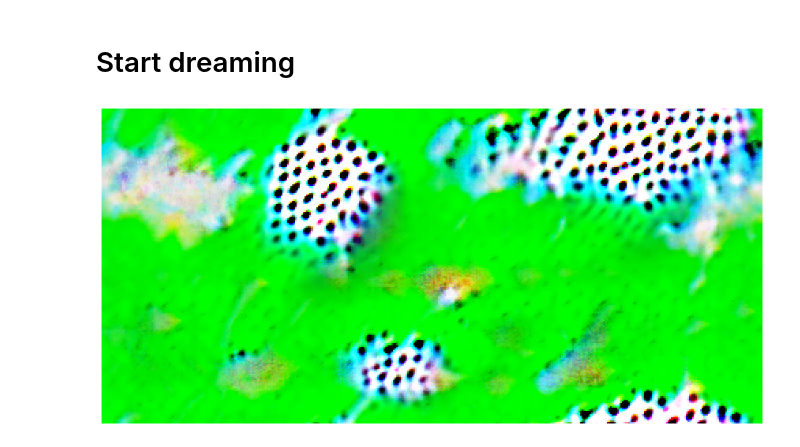
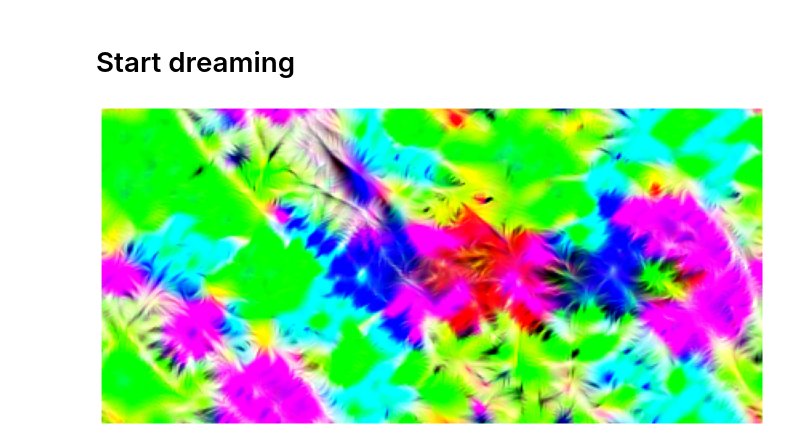
Before and after one commit to JackismyShephard/eternal-bugshine, a Jupyter notebook: deepdream.ipynb, the cells around one changed output. Saved outputs shown, nothing was run; the diff lists cells and outputs as text; code cells hidden in the pictures.

Commit message:
add support for indexing arbitrary combinations of layer + filter and try to fix some cross platform issus

```diff
--- a/deepdream.ipynb
+++ b/deepdream.ipynb
@@ -127,11 +141,10 @@ load_mean_std = True
 if load_mean_std:
     mean, std = torch.load('models/beetle_mean_std.pt')
 else:
-
     loader = torch.utils.data.DataLoader(
         train_data_pre_norm,
         batch_size=1,
-        num_workers=12,
+        num_workers=num_workers,
         shuffle=False
     )
     cnt = 0
@@ -233,14 +241,10 @@ imshow(img_grid)
 # %% [markdown]
 # Define the classification model
 # %%
-
-# start by setting up device
-torch.cuda.empty_cache()
-device = torch.device("cuda:0" if torch.cuda.is_available() else "cpu")
 # now use resnet18 pretrained with last layer replaced
 #model = models.resnet18(pretrained=True)
 # consider using resnet50 instead
-model = models.resnet50(pretrained=False)
+model = models.resnet50(pretrained=True)
 num_fc = model.fc.in_features
 
 # were just counting the number of classes by counting subfolders in image folder
@@ -469,17 +491,19 @@ class Dreamnet50(torch.nn.Module):
                     self.layers[(name + '_'+str(i))] = sub_layer
             else:
                 self.layers[name] = layer
-    def forward(self, x, out_names, idx = None):
+
+    def forward(self, x, out_info):
         out_activations = {}
         for (name, layer) in self.layers.items():
             if name == 'fc':
                 x = x.view(x.size(0), -1)
             x = layer(x)
-            if name in out_names:
-                if idx == None:
-                    out_activations[name] = x
-                else:
-                    out_activations[name] = x[:,idx]
+            for (out_name, out_idxs) in out_info:
+                if name == out_name:
+                    if out_idxs == None:
+                        out_activations[name] = x
+                    else:
+                        out_activations[name + '_' + str(out_idxs)] = x[:,out_idxs]
         return out_activations
 # %%
 dreamnet = Dreamnet50(model)
@@ -726,7 +744,7 @@ default_config = {
     'levels': 4,
     'num_iters': 10,
     'lr': 0.09,
-    'model_layers': ['fc'],
+    'out_info': [('fc', None)],
     'shift' : True,
     'shift_size' : 32,
     'loss_type': 'norm',
@@ -737,7 +755,6 @@ default_config = {
     'smooth': True,
     'kernel_size': 9,
     'smooth_coef': 0.5,
-    'idx' : 0,
     'mean': mean,
     'std': std,
     'show': True,
@@ -753,25 +770,24 @@ default_config = {
 # %%
 species_name = 'achenium_humile'
 image_name = '_0189_0'
 image_path = data_folder + '/' + species_name + '/' + image_name + '.jpg'
 input_image = Image.open(image_path)
 new_params = {
-    'model_layers': 'layer3_4',
+    'out_info': [('conv1', None)],
     'num_iters': 30,
     'lr': 0.1,
-    #'idx': 0,
     'smooth_coef': 0,
     #'use_noise': 'gaussian'
 }
 save_path = species_name + image_name
 new_config = copy.deepcopy(default_config)
 for (name, param) in new_params.items():
     save_path += ('_' + name + '_' + str(param))
     new_config[name] = param
 img_save_path = 'figures/'+ save_path + '.jpg'
 video_save_path = 'videos/' + save_path + '.gif'
 new_config['save_path'] = img_save_path
 #new_config['video_path'] = video_save_path
 dream_tensors = deepdream(image, dreamnet, new_config)
 # %% [output]
-[figure, old version]
+[figure, new version]
```
Also changed, not shown: parts of 11 cells of this notebook.
